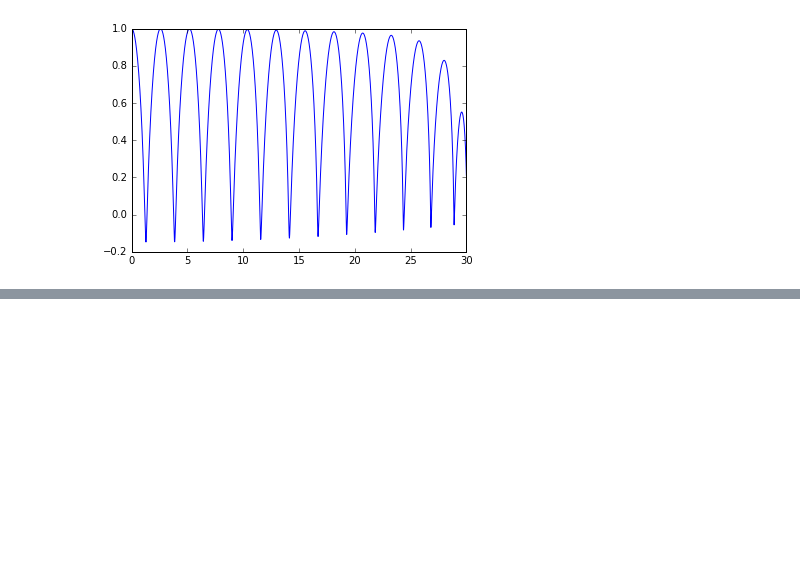
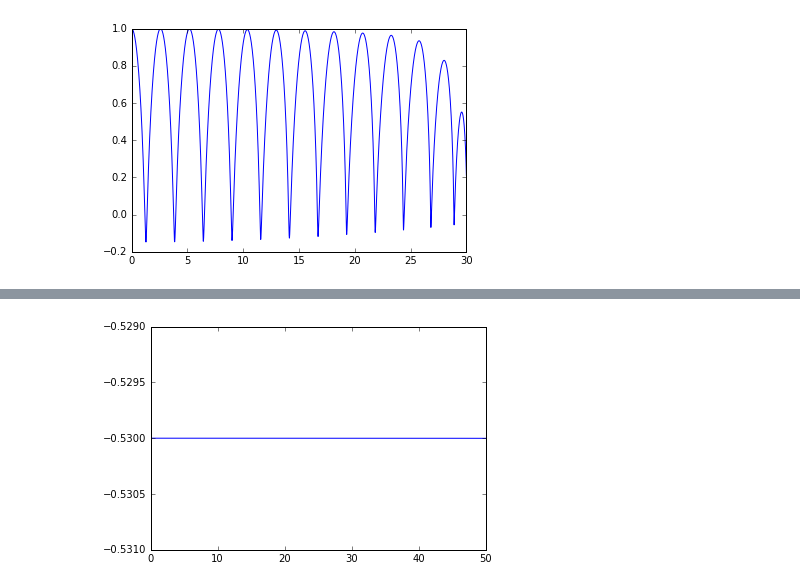
Before and after one commit to iselplabo93/Integradores, a Jupyter notebook: Problema_Kepler_Asimetrico.ipynb, the cells around one changed output, grey strips where cells are left out. Saved outputs shown, nothing was run; the diff lists cells and outputs as text; code cells hidden in the pictures; blank space fills up the shorter version.

```diff
--- a/Problema_Kepler_Asimetrico.ipynb
+++ b/Problema_Kepler_Asimetrico.ipynb
@@ -75,0 +100,7 @@ plot(t,sol[:,0])
+# %%
+E=Energia(sol,alfa)
+ylim([E[0]-0.001,E[0]+0.001])
+plot(t/(2*pi),E)
+show()
+# %% [output]
+[figure, added]
```
Also changed, not shown: parts of 13 cells of this notebook.
